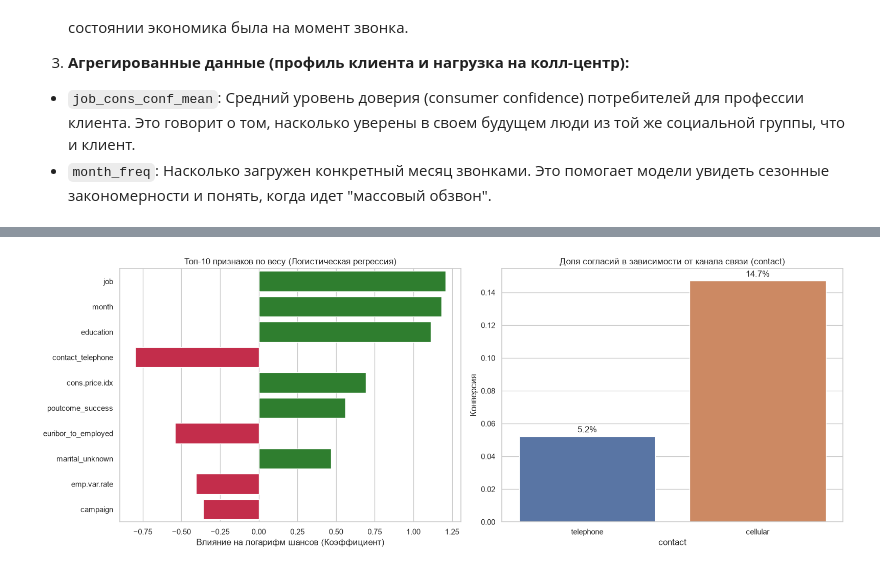
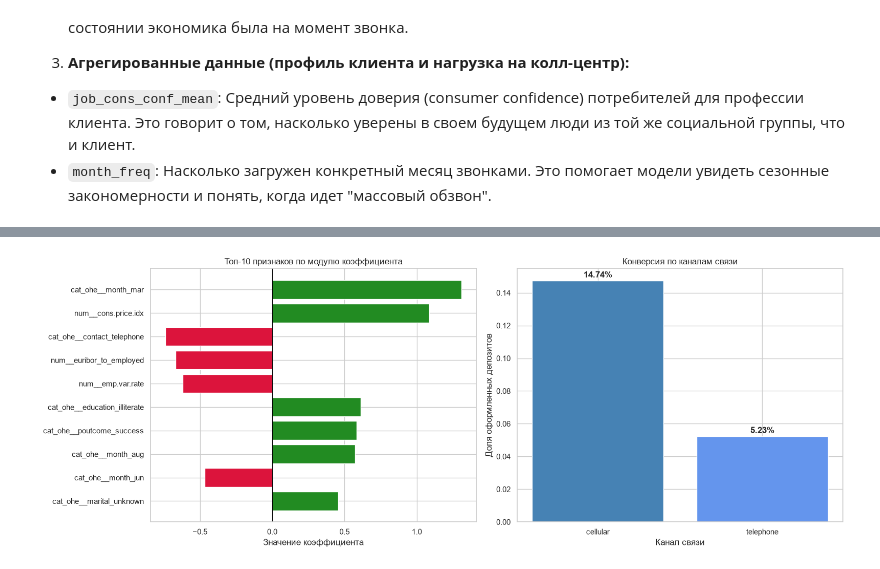
Before and after one commit to KgAmerlion/project_practice_team_1, a Jupyter notebook: Case_3_Final.ipynb, the cells around one changed output, grey strips where cells are left out. Drawn from its saved outputs; the diff is of its cells as text; code cells hidden in the pictures.

```diff
--- a/Case_3_Final.ipynb
+++ b/Case_3_Final.ipynb
@@ -270,41 +235,47 @@ weighted avg       0.88      0.84      0.86     10294
 # %%
-# 1. Извлечение весов признаков из линейной модели
-classifier = best_model.named_steps['classifier']
-preprocessor = best_model.named_steps['preprocessor']
+# Достаём имена признаков после препроцессинга
+feature_names = baseline_pipeline.named_steps['preprocessor'].get_feature_names_out()
+coefs = baseline_pipeline.named_steps['classifier'].coef_[0]
 
-ohe_cols = preprocessor.named_transformers_['cat_ohe'].get_feature_names_out(other_cats).tolist()
-all_feature_names = numerical_features + ohe_cols + high_card_cats
+coef_df = (
+    pd.DataFrame({'feature': feature_names, 'coef': coefs})
+    .assign(abs_coef=lambda d: d['coef'].abs())
+    .sort_values('abs_coef', ascending=False)
+)
 
-coefs = pd.DataFrame({
-    'feature': all_feature_names,
-    'importance': classifier.coef_[0]
-}).sort_values(by='importance', key=abs, ascending=False)
+# Конверсия по каналам связи
+contact_conv = (
+    df.assign(y_bin=(df['y'] == 'yes').astype(int))
+      .groupby('contact')['y_bin']
+      .agg(['mean', 'count'])
+      .rename(columns={'mean': 'conversion', 'count': 'n'})
+      .sort_values('conversion', ascending=False)
+)
 
-# Формируем цвета: зеленый для положительных коэффициентов, красный для отрицательных
-top_coefs = coefs.head(10)
-bar_colors = ['forestgreen' if x > 0 else 'crimson' for x in top_coefs['importance']]
-
+# Визуализация: Топ-10 признаков и Конверсия по каналам связи
 fig, axes = plt.subplots(1, 2, figsize=(16, 6))
 
-sns.barplot(data=top_coefs, x='importance', y='feature', hue='feature', palette=bar_colors, ax=axes[0], legend=False)
-axes[0].set_title('Топ-10 признаков по весу (Логистическая регрессия)')
-axes[0].set_xlabel('Влияние на логарифм шансов (Коэффициент)')
-axes[0].set_ylabel('')
+# 1. Топ-10 признаков
+top_10 = coef_df.head(10)
+colors = ['crimson' if c < 0 else 'forestgreen' for c in top_10['coef']]
+axes[0].barh(top_10['feature'], top_10['coef'], color=colors)
+axes[0].invert_yaxis()
+axes[0].set_title('Топ-10 признаков по модулю коэффициента')
+axes[0].set_xlabel('Значение коэффициента')
+axes[0].axvline(0, color='black', linewidth=0.8)
 
-# 2. Сравнение конверсии по каналу связи (contact)
-df_analysis = X_train_raw.copy()
-df_analysis['target'] = y_train
-
-sns.barplot(data=df_analysis, x='contact', y='target', hue='contact', ax=axes[1], legend=False, errorbar=None)
-axes[1].set_title('Доля согласий в зависимости от канала связи (contact)')
-axes[1].set_ylabel('Конверсия')
-for col in axes[1].containers:
-    axes[1].bar_label(col, fmt=lambda x: f'{x:.1%}', padding=3)
+# 2. Конверсия по каналам связи
+axes[1].bar(contact_conv.index, contact_conv['conversion'], color=['steelblue', 'cornflowerblue'])
+axes[1].set_title('Конверсия по каналам связи')
+axes[1].set_ylabel('Доля оформленных депозитов')
+axes[1].set_xlabel('Канал связи')
+for i, v in enumerate(contact_conv['conversion']):
+    axes[1].text(i, v + 0.002, f"{v:.2%}", ha='center', fontweight='bold')
 
 plt.tight_layout()
 plt.show()
 # %% [output]
-[figure, old version]
+[figure, new version]
 # %% [markdown]
 ## 5. Выводы
 
```
Also changed, not shown: parts of 11 cells of this notebook.
